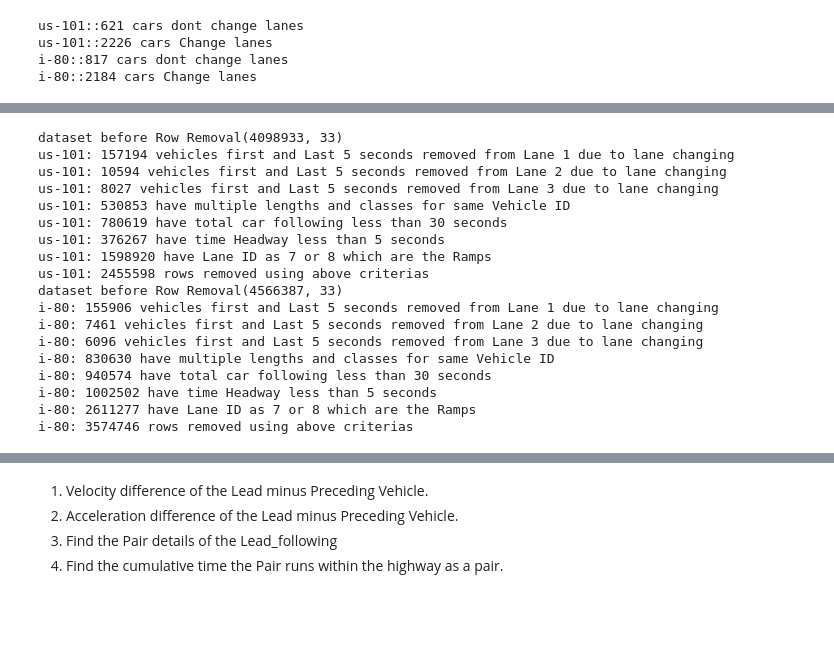
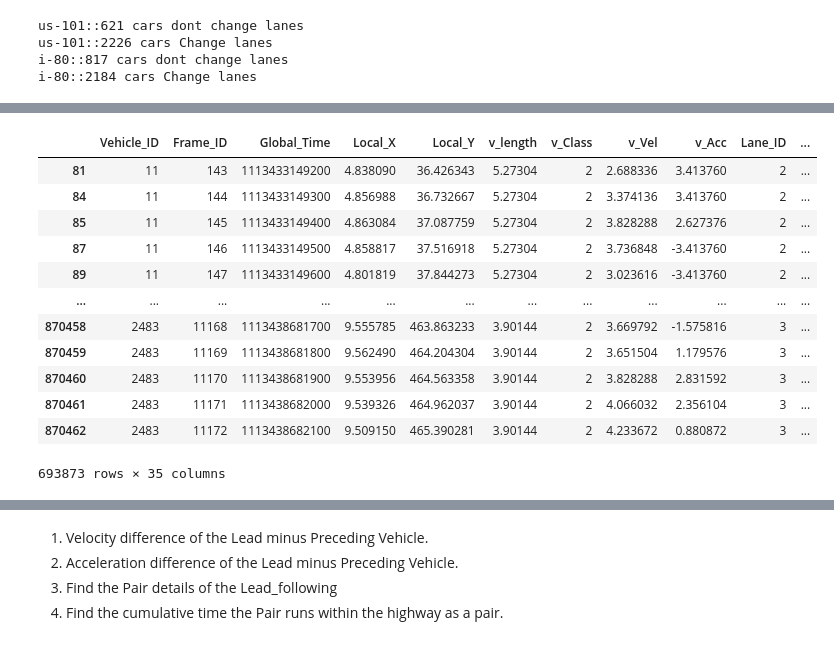
Before and after one commit to VineetDhamija/DataDrivenCarFollowing, a Jupyter notebook: datadrivencarfollowing-v1/scripts/Data-Cleanup_Transformation-class.ipynb, the cells around one changed output, grey strips where cells are left out. Cells and saved outputs as stored; diff of their text form; code cells hidden in the pictures; blank space fills up the shorter version.

```diff
--- a/datadrivencarfollowing-v1/scripts/Data-Cleanup_Transformation-class.ipynb
+++ b/datadrivencarfollowing-v1/scripts/Data-Cleanup_Transformation-class.ipynb
@@ -111,30 +142,23 @@ i-80::2184 cars Change lanes
 # %%
-filtered_ngsim_U=transform.map_pairs(filtered_ngsim_U)
-filtered_ngsim_I=transform.map_pairs(filtered_ngsim_I)
-
-filtered_ngsim_U=cleanup.filter_records_for_model(filtered_ngsim_U)
-filtered_ngsim_I=cleanup.filter_records_for_model(filtered_ngsim_I)
-
-filtered_ngsim_U.drop(columns=["total_pair_duration",'pair_Time_Duration'],axis=1,inplace=True)
-filtered_ngsim_I.drop(columns=["total_pair_duration",'pair_Time_Duration'],axis=1,inplace=True)
-filtered_ngsim_U=transform.map_pairs(filtered_ngsim_U)
-filtered_ngsim_I=transform.map_pairs(filtered_ngsim_I)
+filtered_ngsim_U.drop(columns=['pair_Time_Duration'],axis=1,inplace=True)
+filtered_ngsim_I.drop(columns=['pair_Time_Duration'],axis=1,inplace=True)
+filtered_ngsim_U=transform.remap_pair_time(filtered_ngsim_U)
+filtered_ngsim_I=transform.remap_pair_time(filtered_ngsim_I)
-# %% [output]
-dataset before Row Removal(4098933, 33)
-us-101: 157194 vehicles first and Last 5 seconds removed from Lane 1 due to lane changing
-us-101: 10594 vehicles first and Last 5 seconds removed from Lane 2 due to lane changing
-us-101: 8027 vehicles first and Last 5 seconds removed from Lane 3 due to lane changing
-us-101: 530853 have multiple lengths and classes for same Vehicle ID
-us-101: 780619 have total car following less than 30 seconds
-us-101: 376267 have time Headway less than 5 seconds
-us-101: 1598920 have Lane ID as 7 or 8 which are the Ramps
-us-101: 2455598 rows removed using above criterias
-dataset before Row Removal(4566387, 33)
-i-80: 155906 vehicles first and Last 5 seconds removed from Lane 1 due to lane changing
-i-80: 7461 vehicles first and Last 5 seconds removed from Lane 2 due to lane changing
-i-80: 6096 vehicles first and Last 5 seconds removed from Lane 3 due to lane changing
-i-80: 830630 have multiple lengths and classes for same Vehicle ID
-i-80: 940574 have total car following less than 30 seconds
-i-80: 1002502 have time Headway less than 5 seconds
-i-80: 2611277 have Lane ID as 7 or 8 which are the Ramps
-i-80: 3574746 rows removed using above criterias
+# %%
+filtered_ngsim_I['diference'] = filtered_ngsim_I['total_pair_duration'] - filtered_ngsim_I['total_pair_dur']
+# %%
+filtered_ngsim_I[filtered_ngsim_I['diference'] >10]
+# %% [output]
+|  | Vehicle_ID | Frame_ID | Global_Time | Local_X | Local_Y | v_length | v_Class | v_Vel | v_Acc | Lane_ID | ... |
+| 81 | 11 | 143 | 1113433149200 | 4.838090 | 36.426343 | 5.27304 | 2 | 2.688336 | 3.413760 | 2 | ... |
+| 84 | 11 | 144 | 1113433149300 | 4.856988 | 36.732667 | 5.27304 | 2 | 3.374136 | 3.413760 | 2 | ... |
+| 85 | 11 | 145 | 1113433149400 | 4.863084 | 37.087759 | 5.27304 | 2 | 3.828288 | 2.627376 | 2 | ... |
+| 87 | 11 | 146 | 1113433149500 | 4.858817 | 37.516918 | 5.27304 | 2 | 3.736848 | -3.413760 | 2 | ... |
+| 89 | 11 | 147 | 1113433149600 | 4.801819 | 37.844273 | 5.27304 | 2 | 3.023616 | -3.413760 | 2 | ... |
+| ... | ... | ... | ... | ... | ... | ... | ... | ... | ... | ... | ... |
+| 870458 | 2483 | 11168 | 1113438681700 | 9.555785 | 463.863233 | 3.90144 | 2 | 3.669792 | -1.575816 | 3 | ... |
+| 870459 | 2483 | 11169 | 1113438681800 | 9.562490 | 464.204304 | 3.90144 | 2 | 3.651504 | 1.179576 | 3 | ... |
+| 870460 | 2483 | 11170 | 1113438681900 | 9.553956 | 464.563358 | 3.90144 | 2 | 3.828288 | 2.831592 | 3 | ... |
+| 870461 | 2483 | 11171 | 1113438682000 | 9.539326 | 464.962037 | 3.90144 | 2 | 4.066032 | 2.356104 | 3 | ... |
+| 870462 | 2483 | 11172 | 1113438682100 | 9.509150 | 465.390281 | 3.90144 | 2 | 4.233672 | 0.880872 | 3 | ... |
+693873 rows × 35 columns
```
Also changed, not shown: parts of 21 cells of this notebook, 19 other files.
